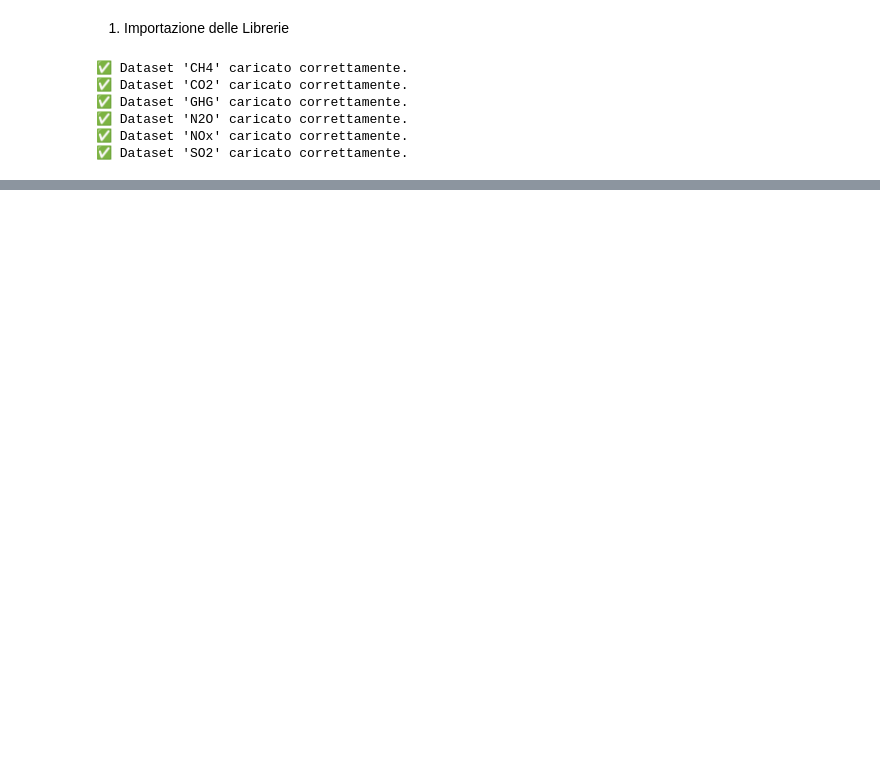
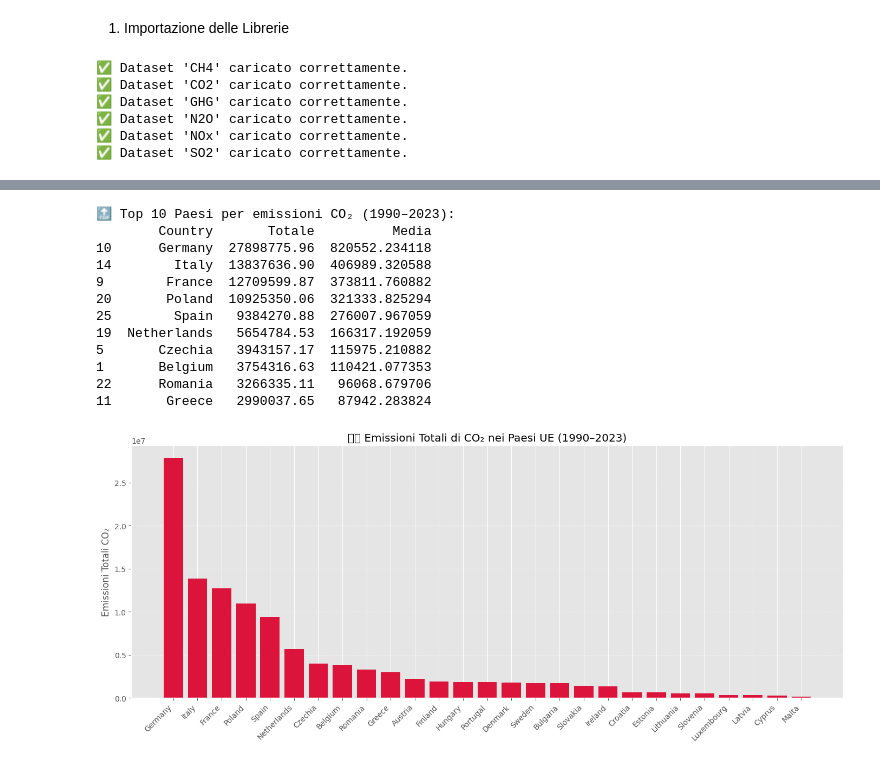
Before and after one commit to fabiozacavn/fabiozacavn.github.io, a Jupyter notebook: Fabio_Zacà_Aulab_Data_Analysis_Climate_Project.ipynb, the cells around one changed output, grey strips where cells are left out. Drawn from its saved outputs; the diff is of its cells as text; code cells hidden in the pictures; blank space fills up the shorter version.

```diff
--- a/Fabio_Zacà_Aulab_Data_Analysis_Climate_Project.ipynb
+++ b/Fabio_Zacà_Aulab_Data_Analysis_Climate_Project.ipynb
@@ -71,0 +173,50 @@ dataframes_ue = {name: filter_eu_countries(df) for name, df in dataframes.items(
+# %%
+import pandas as pd
+import matplotlib.pyplot as plt
+%matplotlib inline
+
+# 🔹 Step 1: Carica il DataFrame (già filtrato per i paesi UE)
+df_co2 = dataframes_ue["CO2"].copy()
+
+# 🔹 Step 2: Pulisci i nomi delle colonne
+df_co2.columns = df_co2.columns.str.strip()
+
+# 🔹 Step 3: Converte le colonne da anno in numerico
+year_cols = [col for col in df_co2.columns if col != "Country"]
+for col in year_cols:
+    df_co2[col] = pd.to_numeric(df_co2[col], errors="coerce")
+
+# 🔹 Step 4: Calcola emissioni totali e medie
+df_co2["Totale"] = df_co2[year_cols].sum(axis=1)
+df_co2["Media"] = df_co2[year_cols].mean(axis=1)
+
+# 🔹 Step 5: Ordina per emissioni totali
+df_sorted = df_co2.sort_values(by="Totale", ascending=False)
+
+# 🔹 Step 6: Mostra tabella Top 10
+print("🔝 Top 10 Paesi per emissioni CO₂ (1990–2023):")
+print(df_sorted[["Country", "Totale", "Media"]].head(10))
+
+# 🔹 Step 7: Grafico a barre
+plt.figure(figsize=(14, 6))
+plt.bar(df_sorted["Country"], df_sorted["Totale"], color="crimson")
+plt.xticks(rotation=45, ha="right")
+plt.ylabel("Emissioni Totali CO₂")
+plt.title("🇪🇺 Emissioni Totali di CO₂ nei Paesi UE (1990–2023)")
+plt.grid(axis="y", linestyle="--", alpha=0.6)
+plt.tight_layout()
+plt.show()
+# %% [output]
+🔝 Top 10 Paesi per emissioni CO₂ (1990–2023):
+        Country       Totale          Media
+10      Germany  27898775.96  820552.234118
+14        Italy  13837636.90  406989.320588
+9        France  12709599.87  373811.760882
+20       Poland  10925350.06  321333.825294
+25        Spain   9384270.88  276007.967059
+19  Netherlands   5654784.53  166317.192059
+5       Czechia   3943157.17  115975.210882
+1       Belgium   3754316.63  110421.077353
+22      Romania   3266335.11   96068.679706
+11       Greece   2990037.65   87942.283824
+[figure, added]
```
Also changed, not shown: parts of 22 cells of this notebook.
